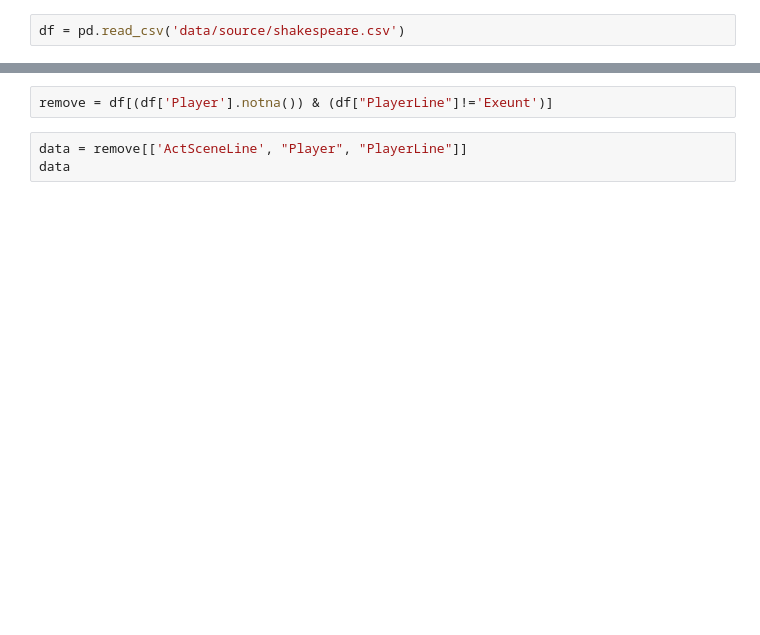
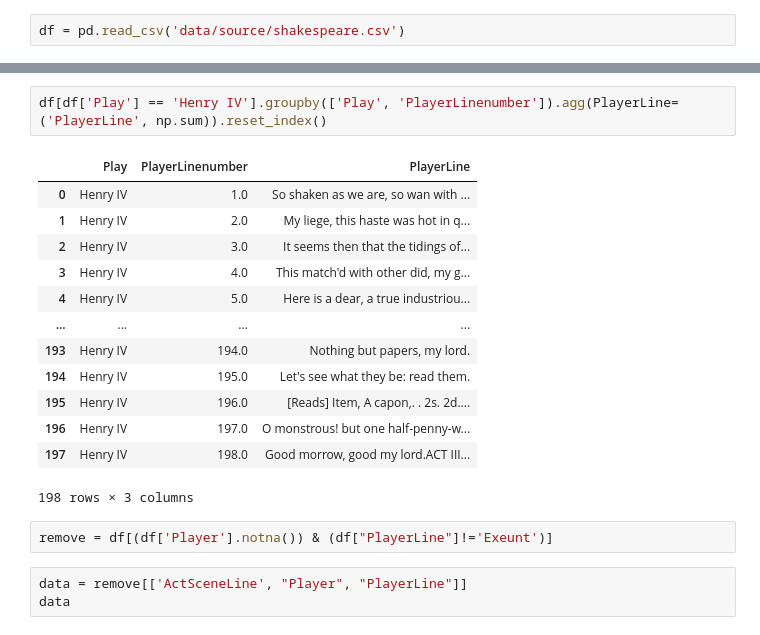
Before and after one commit to xianyingkong/diffusion-text-generation, a Jupyter notebook: data-playground.ipynb, the cells around one changed output, grey strips where cells are left out. Saved outputs shown, nothing was run; the diff lists cells and outputs as text; blank space fills up the shorter version.

```diff
--- a/data-playground.ipynb
+++ b/data-playground.ipynb
@@ -7,3 +29,19 @@ df = pd.read_csv('data/source/shakespeare.csv')
+# %%
+df[df['Play'] == 'Henry IV'].groupby(['Play', 'PlayerLinenumber']).agg(PlayerLine=('PlayerLine', np.sum)).reset_index()
+# %% [output]
+|  | Play | PlayerLinenumber | PlayerLine |
+| 0 | Henry IV | 1.0 | So shaken as we are, so wan with ... |
+| 1 | Henry IV | 2.0 | My liege, this haste was hot in q... |
+| 2 | Henry IV | 3.0 | It seems then that the tidings of... |
+| 3 | Henry IV | 4.0 | This match'd with other did, my g... |
+| 4 | Henry IV | 5.0 | Here is a dear, a true industriou... |
+| ... | ... | ... | ... |
+| 193 | Henry IV | 194.0 | Nothing but papers, my lord. |
+| 194 | Henry IV | 195.0 | Let's see what they be: read them. |
+| 195 | Henry IV | 196.0 | [Reads] Item, A capon,. . 2s. 2d.... |
+| 196 | Henry IV | 197.0 | O monstrous! but one half-penny-w... |
+| 197 | Henry IV | 198.0 | Good morrow, good my lord.ACT III... |
+198 rows × 3 columns
 # %%
 remove = df[(df['Player'].notna()) & (df["PlayerLine"]!='Exeunt')]
 # %%
```
Also changed, not shown: parts of 12 cells of this notebook, 5 other files.
